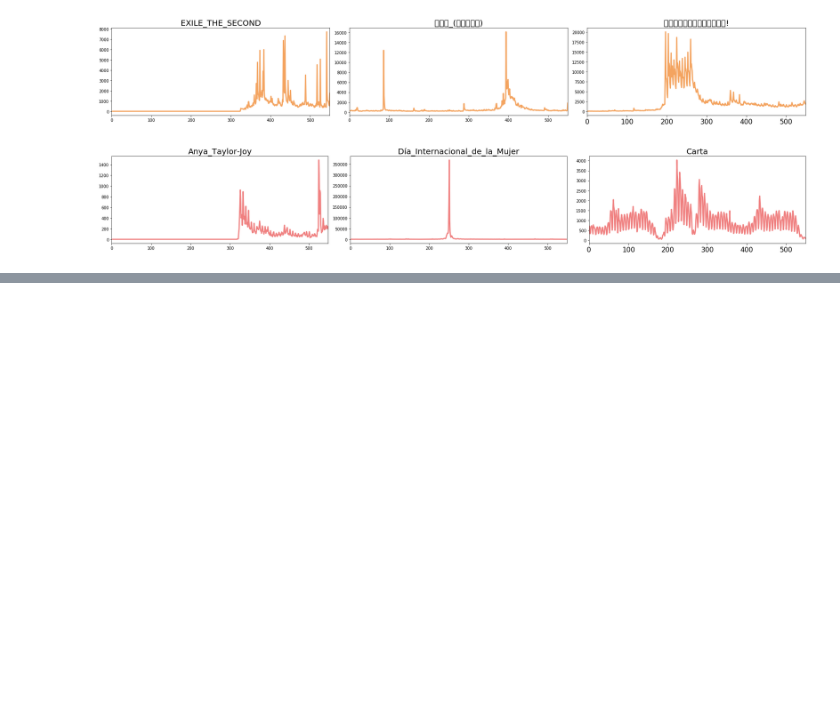
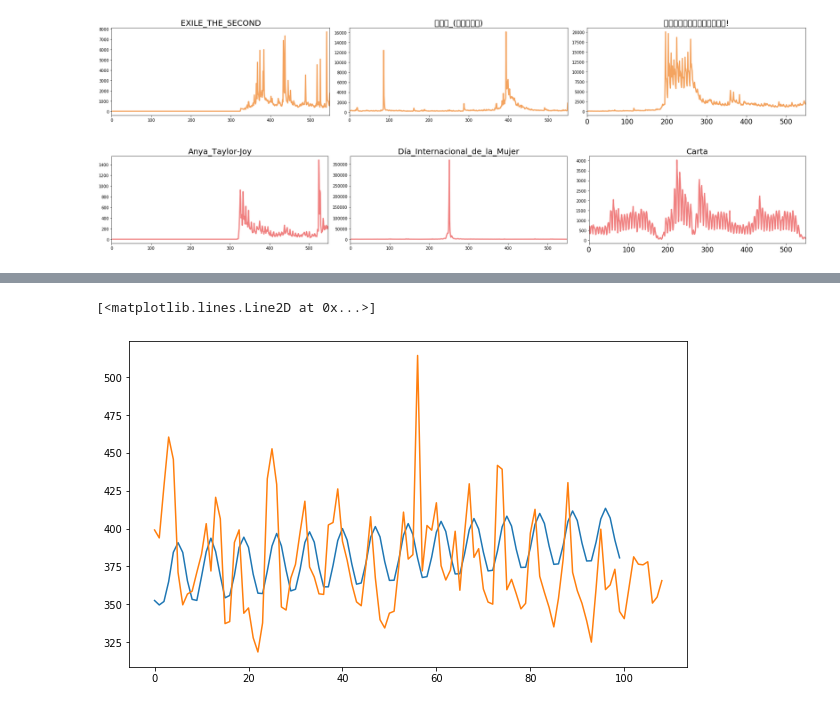
Before and after one commit to christinejiang11/personal_projects, a Jupyter notebook: Web_Traffic_Time_Series/Web_Traffic_Prediction.ipynb, the cells around one changed output, grey strips where cells are left out. Drawn from its saved outputs; the diff is of its cells as text; code cells hidden in the pictures; blank space fills up the shorter version.

```diff
--- a/Web_Traffic_Time_Series/Web_Traffic_Prediction.ipynb
+++ b/Web_Traffic_Time_Series/Web_Traffic_Prediction.ipynb
@@ -147,0 +176,6 @@ test[1:550].plot()
+# %%
+plt.plot(predictions[0])
+plt.plot(test['Hits'].values)
+# %% [output]
+[<matplotlib.lines.Line2D at 0x...>]
+[figure, added]
```
Also changed, not shown: parts of 13 cells of this notebook, 1 other file.
